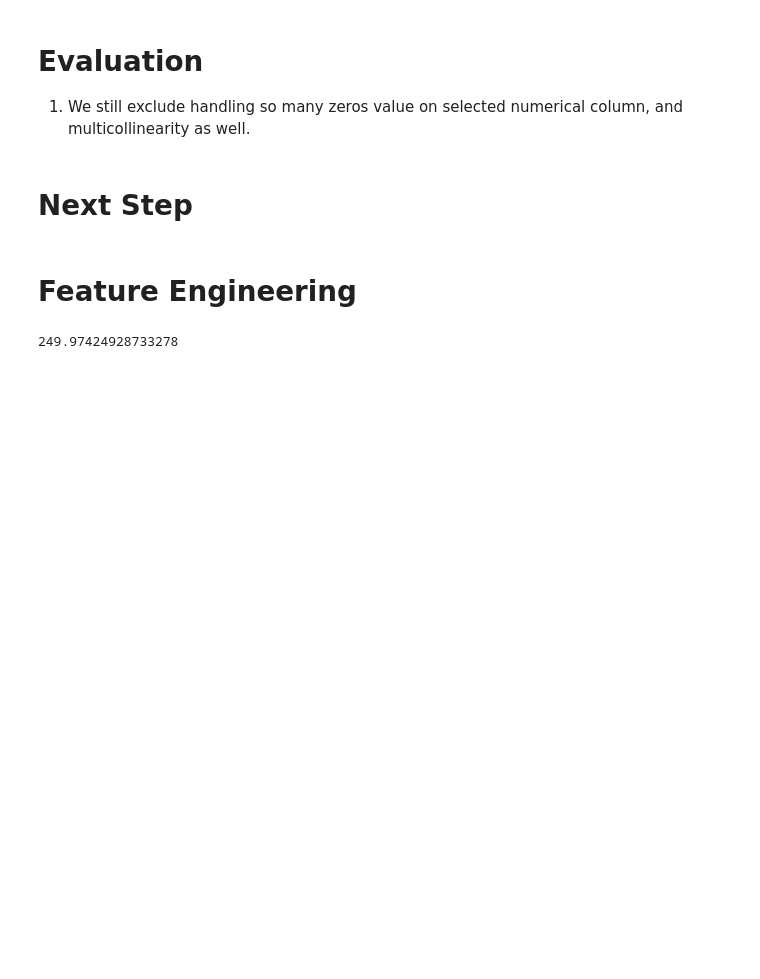
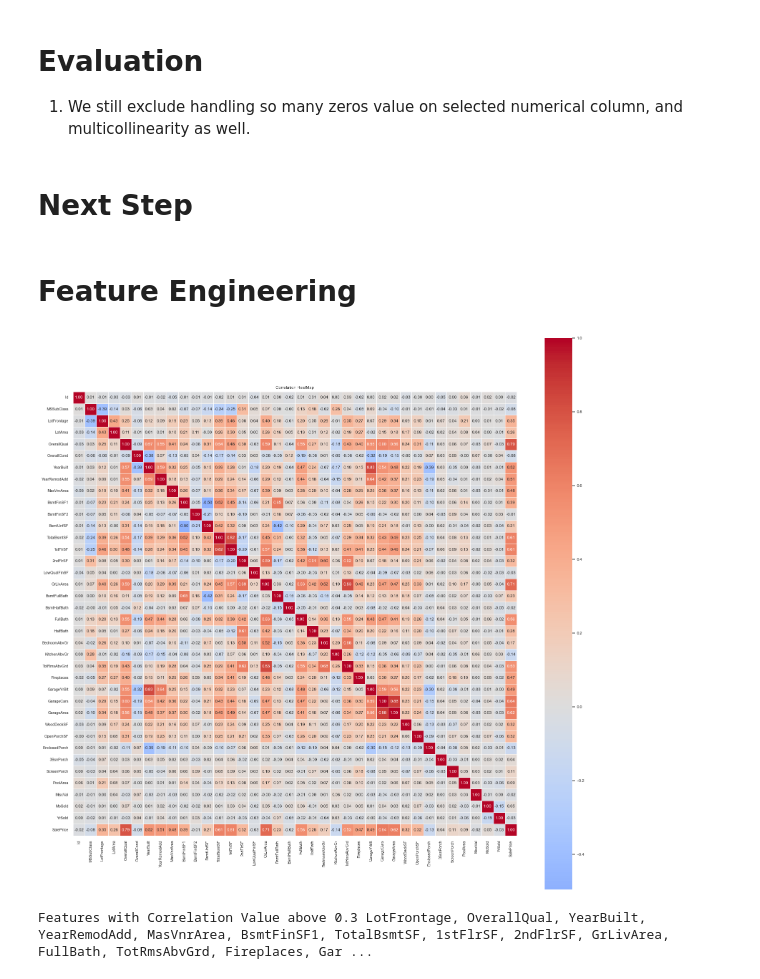
Before and after one commit to marcellinus-witarsah/house-prices-advanced-regression-techniques, a Jupyter notebook: notebooks/04-data-preparation-and-modelling.ipynb, the cells around one changed output. Drawn from its saved outputs; the diff is of its cells as text; code cells hidden in the pictures; blank space fills up the shorter version.

Commit message:
Update 04-data-preparation-and-modelling.ipynb
explore potential feature engineering

```diff
--- a/notebooks/04-data-preparation-and-modelling.ipynb
+++ b/notebooks/04-data-preparation-and-modelling.ipynb
@@ -98,9 +78,10 @@ class DataPreprocessor:
         self.dataset_type = dataset_type
         self.__X = self.clean_data(self.__X) # cleaning data
         # feature engineering
+
         self.__X = self.select_column_data(self.__X) # feature selection
         self.__X = self.transform_data(self.__X) # transform data
-        self.__X = self.scale_data(self.__X, "minmax") # scale data
+        # self.__X = self.scale_data(self.__X, "minmax") # scale data
         return self.__X.copy()
 
     def clean_data(self, X):
@@ -269,7 +250,7 @@ train_data_path = os.path.join(project_dir, os.getenv('RAW_FOLDER'), 'house-pric
 test_data_path = os.path.join(project_dir, os.getenv('RAW_FOLDER'), 'house-prices-advanced-regression-techniques', 'test.csv')
 
 data_preprocessor = DataPreprocessor()
-data_preprocessor.preprocess_data(DataLoader.load_data(train_data_path).drop(columns=['SalePrice']), "train")
-data_preprocessor.preprocess_data(DataLoader.load_data(test_data_path), "test")
+X_train_data_preprocessor = data_preprocessor.preprocess_data(DataLoader.load_data(train_data_path).drop(columns=['SalePrice']), "train")
+# data_preprocessor.preprocess_data(DataLoader.load_data(test_data_path), "test")
 # %% [output]
 DataPreprocessor is succesfully instantiated
@@ -556,9 +500,43 @@ The best model according to submission is the Random Forest Model with score of
 # Next Step
 # %% [markdown]
 # Feature Engineering
-# %%
-x = np.log(10)
-y = np.log(11)
-np.exp(x*y)
-# %% [output]
-249.97424928733278
+# %%
+class DataLoader:
+    @staticmethod
+    def load_data(path):
+        if os.path.exists(path):
+            return pd.read_csv(path)
+        return None
+# data
+train_data_path = os.path.join(project_dir, os.getenv('RAW_FOLDER'), 'house-prices-advanced-regression-techniques', 'train.csv')
+test_data_path = os.path.join(project_dir, os.getenv('RAW_FOLDER'), 'house-prices-advanced-regression-techniques', 'test.csv')
+
+train_df = DataLoader.load_data(train_data_path)
+test_df = DataLoader.load_data(test_data_path)
+# %%
+"""Plot Correlation Map"""
+def show_correlation_map(data):
+    numerical_columns = data.select_dtypes(include=['int', 'float']).columns
+    corr_matrix = data.loc[:, numerical_columns].corr()
+
+    plt.figure(figsize=(20, 20), facecolor='w', edgecolor='red')
+    plt.title("Correlation HeatMap")
+    sns.set(font_scale=0.7)
+    sns.heatmap(
+        corr_matrix,
+        cmap='coolwarm',
+        center = 0,
+        annot=True,
+        fmt='.2f',
+        square=True,
+        linewidths=0.5,
+
+    )
+    plt.show()
+
+    # print('Features with Correlation Value above 0.3', ', '.join(corr_matrix.loc[corr_matrix['SalePrice'] > 0.3].index.values))
+# %%
+show_correlation_map(train_df)
+# %% [output]
+[figure, added]
+Features with Correlation Value above 0.3 LotFrontage, OverallQual, YearBuilt, YearRemodAdd, MasVnrArea, BsmtFinSF1, TotalBsmtSF, 1stFlrSF, 2ndFlrSF, GrLivArea, FullBath, TotRmsAbvGrd, Fireplaces, Gar ...
```
Also changed, not shown: parts of 11 cells of this notebook.
